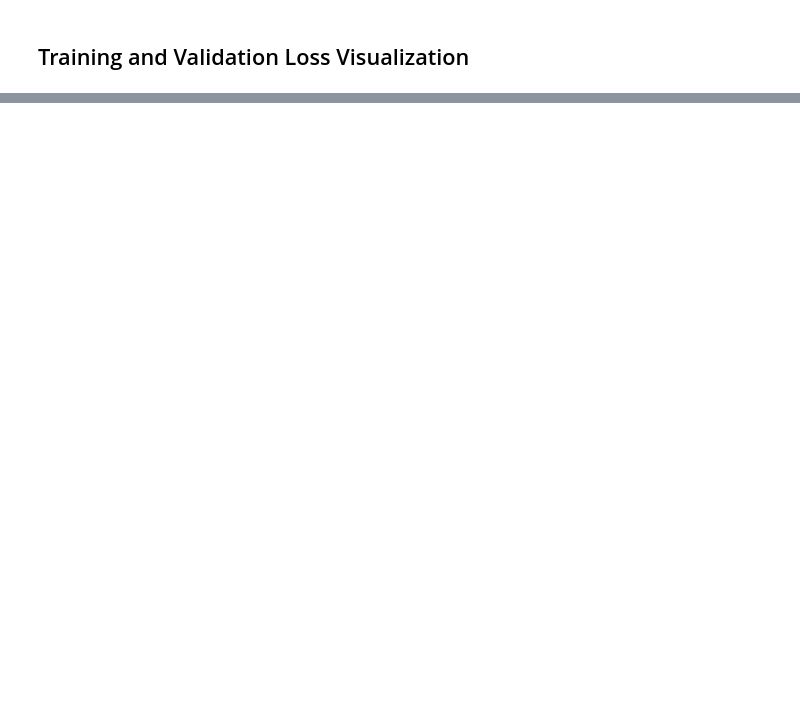
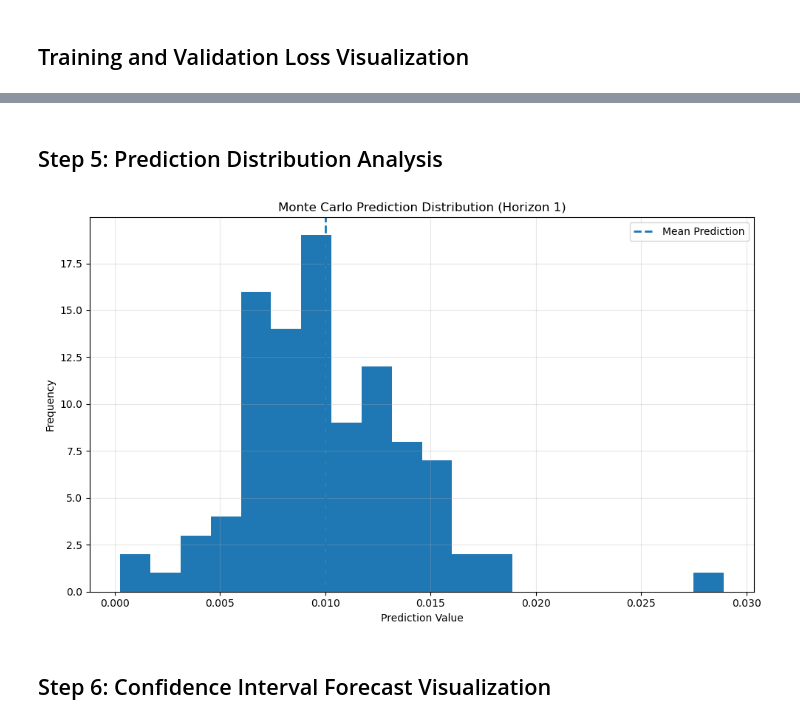
Before and after one commit to nid2709/TSA, a Jupyter notebook: notebooks/Transformer.ipynb, the cells around one changed output, grey strips where cells are left out. Cells and saved outputs as stored; diff of their text form; code cells hidden in the pictures; blank space fills up the shorter version.

```diff
--- a/notebooks/Transformer.ipynb
+++ b/notebooks/Transformer.ipynb
@@ -2677,0 +1629,35 @@ layer_similarity_df
+# %% [markdown]
+## Step 5: Prediction Distribution Analysis
+# %%
+plt.figure(figsize=(10,6))
+
+plt.hist(
+    mc_predictions[:,0,0],
+    bins=20
+)
+
+plt.axvline(
+    mc_mean[0,0],
+    linestyle="--",
+    linewidth=2,
+    label="Mean Prediction"
+)
+
+plt.title(
+    "Monte Carlo Prediction Distribution (Horizon 1)"
+)
+
+plt.xlabel("Prediction Value")
+plt.ylabel("Frequency")
+
+plt.legend()
+
+plt.grid(alpha=0.3)
+
+plt.tight_layout()
+
+plt.show()
+# %% [output]
+[figure, added]
+# %% [markdown]
+## Step 6: Confidence Interval Forecast Visualization
```
Also changed, not shown: parts of 107 cells of this notebook, 1 other file.
